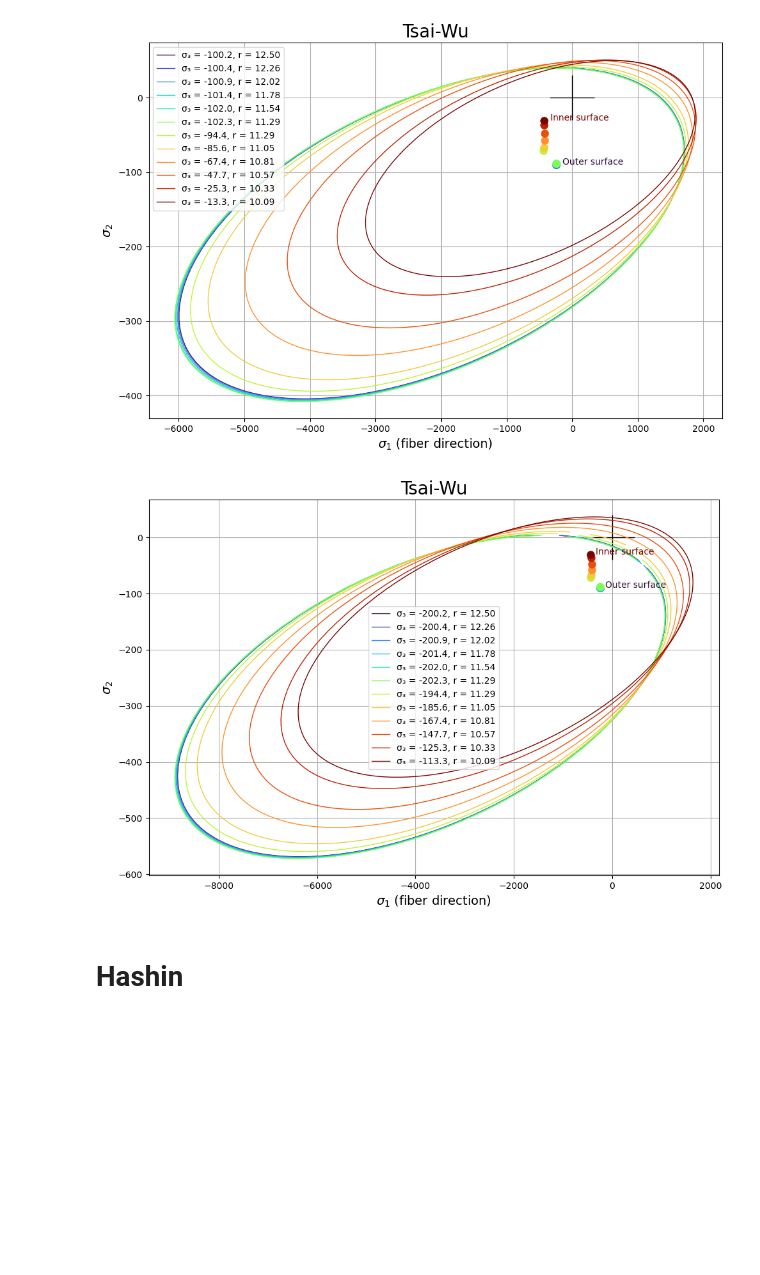
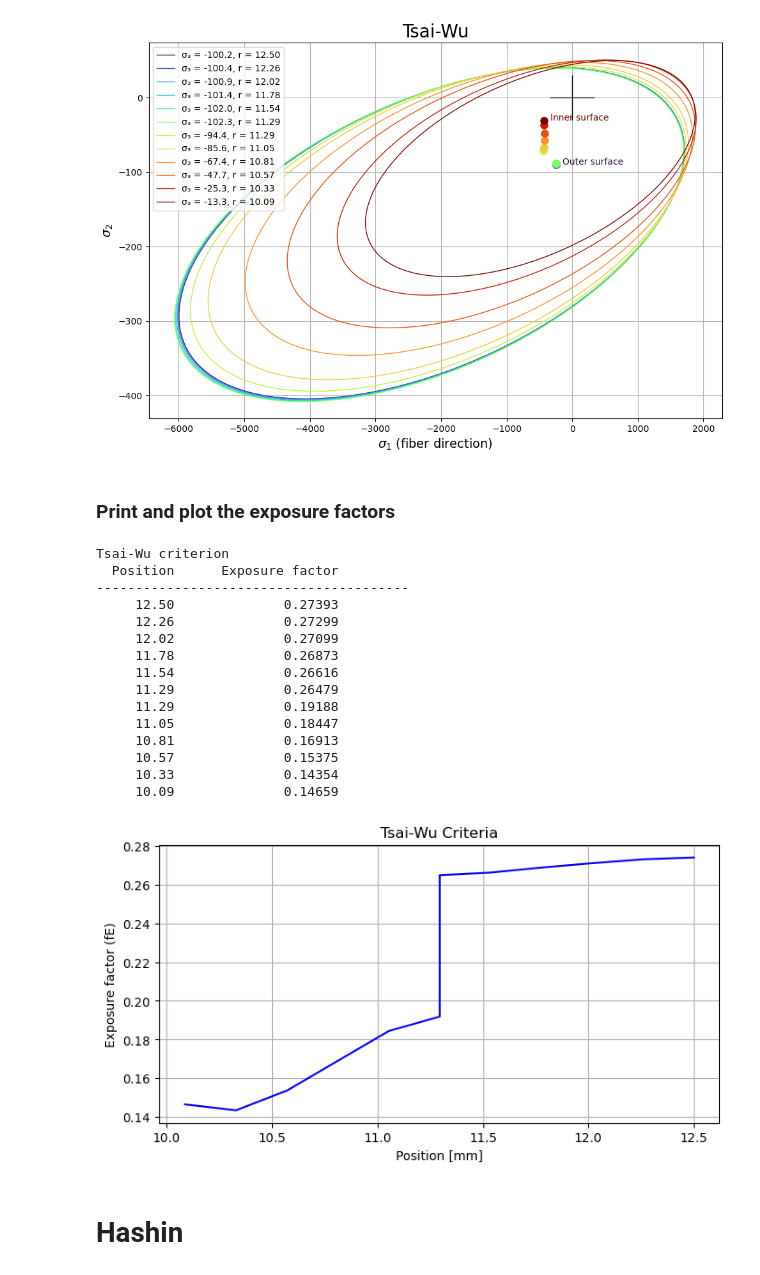
Before and after one commit to Hakonimatata/Lettvekt-Design, a Jupyter notebook: A2/A2_testing.ipynb, the cells around one changed output. Drawn from its saved outputs; the diff is of its cells as text; code cells hidden in the pictures; blank space fills up the shorter version.

```diff
--- a/A2/A2_testing.ipynb
+++ b/A2/A2_testing.ipynb
@@ -478,12 +435,49 @@ d = get_inner_diameter(D, RHO_W, rho_material=Carbon_EpoxyA['rho'])
 plot_tsaiwu_various_s3(Carbon_EpoxyA, sigma_1=S11, sigma_2=S22, sigma_3=S33, pos=pos)
 # %% [output]
 [figure]
-# %%
-# extra load
-
-S33_additional = [x - 100 for x in S33]
-plot_tsaiwu_various_s3(Carbon_EpoxyA, sigma_1=S11, sigma_2=S22, sigma_3=S33_additional, pos=pos)
-# %% [output]
-[figure, removed]
+# %% [markdown]
+### Print and plot the exposure factors
+# %%
+print("Tsai-Wu criterion")
+print(f"{'Position':>10} {'Exposure factor':>20}")
+print("-" * 40)
+
+fig,ax = plt.subplots(figsize=(8,4))
+
+fE_list, pos_list = [], []
+
+for i in range(len(pos)):
+    r_pos = (MAX_DIAMETER - pos[i]) / 2
+    s1i, s2i, s3i = S11[i], S22[i], S33[i]
+
+    fe = fE_tsaiwu_const_s3(s1i, s2i, s3i, Carbon_EpoxyA)
+    fE_list.append(fe)
+    pos_list.append(r_pos)
+
+    print(f"{r_pos:10.2f} {fe:20.5f}")
+
+plt.plot(pos_list, fE_list, label="Fiber Fracture", color="b")
+plt.xlabel("Position [mm]")
+plt.ylabel("Exposure factor (fE)")
+plt.grid()
+plt.title("Tsai-Wu Criteria")
+plt.show()
+# %% [output]
+Tsai-Wu criterion
+  Position      Exposure factor
+----------------------------------------
+     12.50              0.27393
+     12.26              0.27299
+     12.02              0.27099
+     11.78              0.26873
+     11.54              0.26616
+     11.29              0.26479
+     11.29              0.19188
+     11.05              0.18447
+     10.81              0.16913
+     10.57              0.15375
+     10.33              0.14354
+     10.09              0.14659
+[figure, added]
 # %% [markdown]
 # Hashin
```
Also changed, not shown: parts of 15 cells of this notebook, 3 other files.
